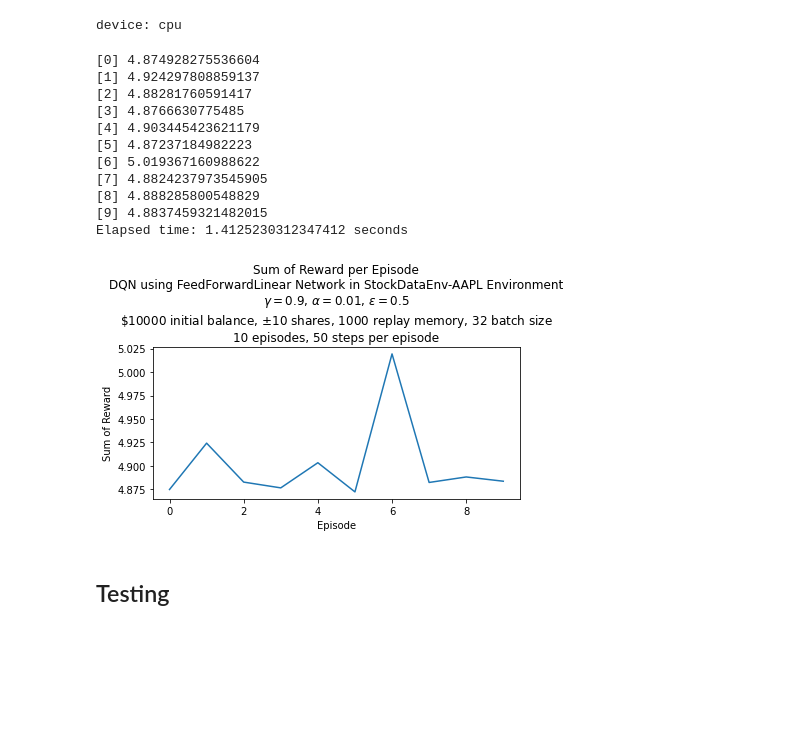
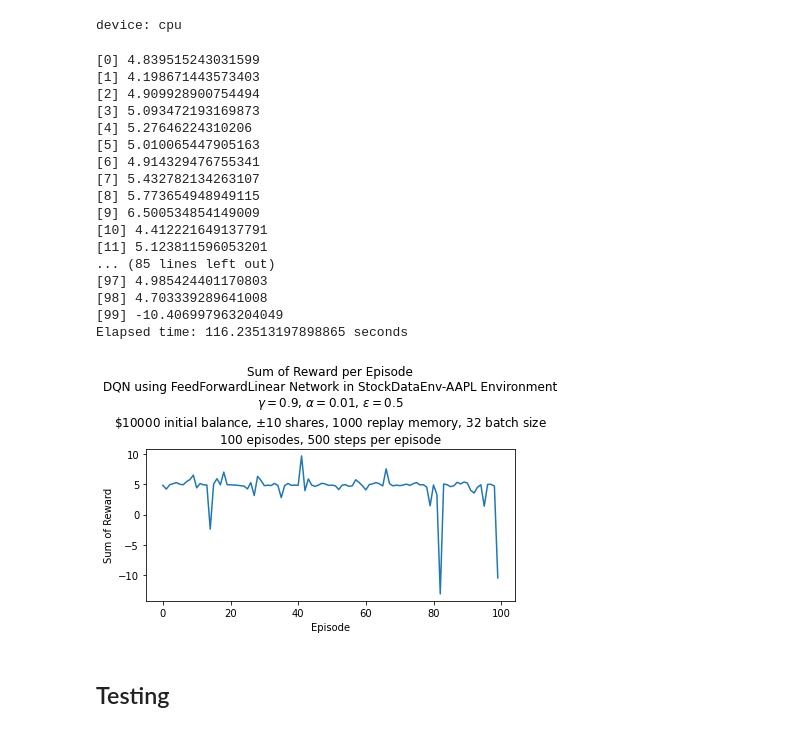
Before and after one commit to zanderman/smart-stock-rl, a Jupyter notebook: jupyter/experiments_dqn.ipynb, the cells around one changed output. Saved outputs shown, nothing was run; the diff lists cells and outputs as text; code cells hidden in the pictures; blank space fills up the shorter version.

```diff
--- a/jupyter/experiments_dqn.ipynb
+++ b/jupyter/experiments_dqn.ipynb
@@ -248,43 +248,49 @@ agent = ss.algorithms.deepq.dqn.DQN(
 # %% [output]
 device: cpu
 # %%
-max_episodes = 10 # 1000 # Upper-limit on number of possible episodes.
-max_steps = 50
+max_episodes = 100 # 1000 # Upper-limit on number of possible episodes.
+max_steps = 500 # 50
 render = False
 render_mode = 'csv'
 
 # Train the agent
 with timecontextprint():
     rewards, found_soln = train_DQN(
         agent,
         env,
         max_episodes,
         max_steps,
         target_update_freq,
         render,
         render_mode,
     )
 
 # Plot the rewards.
 plt.figure()
 plt.plot(rewards)
 plt.title(f"Sum of Reward per Episode\nDQN using FeedForwardLinear Network in {env.name} Environment\n$\gamma={gamma}$, $\\alpha={alpha}$, $\epsilon={epsilon}$\n\${env.start_balance} initial balance, $\pm${env.max_shares} shares, {memory_capacity} replay memory, {batch_size} batch size\n{max_episodes} episodes, {max_steps} steps per episode")
 plt.xlabel('Episode')
 plt.ylabel('Sum of Reward')
 plt.tight_layout()
 plt.show()
 # %% [output]
-[0] 4.874928275536604
-[1] 4.924297808859137
-[2] 4.88281760591417
-[3] 4.8766630775485
-[4] 4.903445423621179
-[5] 4.87237184982223
-[6] 5.019367160988622
-[7] 4.8824237973545905
-[8] 4.888285800548829
-[9] 4.8837459321482015
-Elapsed time: 1.4125230312347412 seconds
+[0] 4.839515243031599
+[1] 4.198671443573403
+[2] 4.909928900754494
+[3] 5.093472193169873
+[4] 5.27646224310206
+[5] 5.010065447905163
+[6] 4.914329476755341
+[7] 5.432782134263107
+[8] 5.773654948949115
+[9] 6.500534854149009
+[10] 4.412221649137791
+[11] 5.123811596053201
+... (85 lines left out)
+[97] 4.985424401170803
+[98] 4.703339289641008
+[99] -10.406997963204049
+Elapsed time: 116.23513197898865 seconds
-[figure, old version]
+[figure, new version]
 # %% [markdown]
 ## Testing
```
Also changed, not shown: parts of 2 cells of this notebook.
